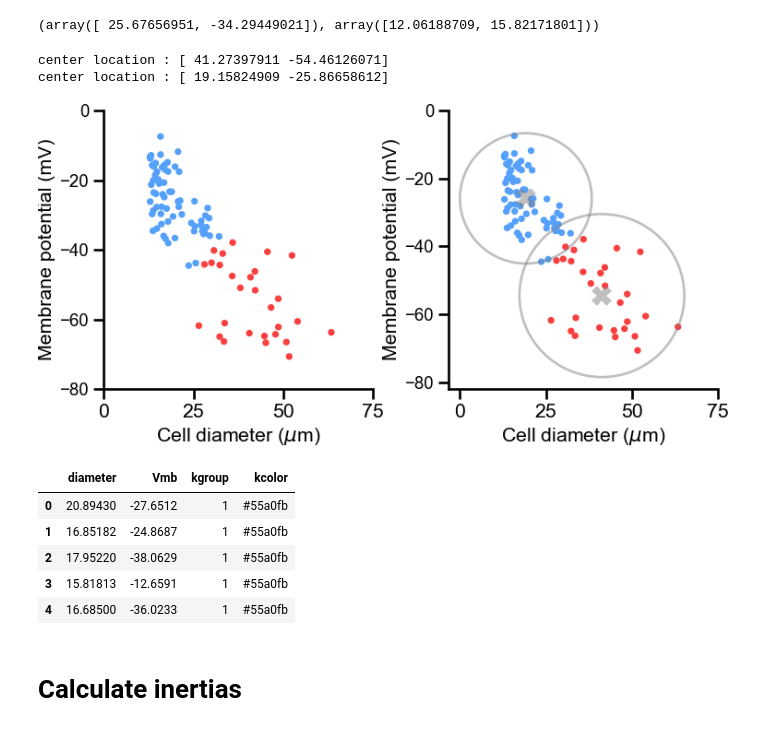
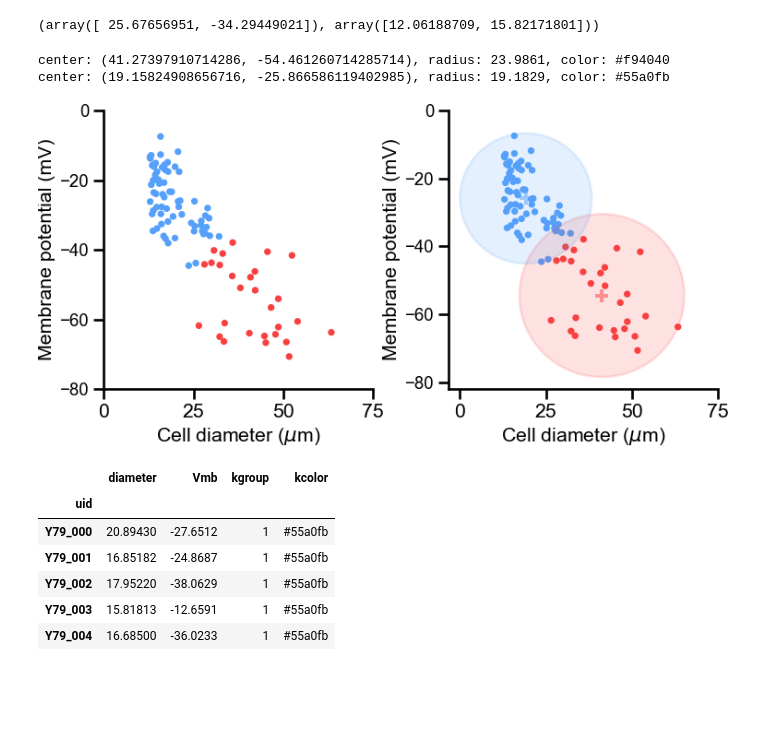
Before and after one commit to JoseGuzman/retinoblastoma, a Jupyter notebook: K-means.ipynb, the cells around one changed output. Cells and saved outputs as stored; diff of their text form; code cells hidden in the pictures; blank space fills up the shorter version.

Commit message:
update K-means script

```diff
--- a/K-means.ipynb
+++ b/K-means.ipynb
@@ -17,10 +17,9 @@ Populating the interactive namespace from numpy and matplotlib
 # %% [markdown]
 # Load data
 # %%
-mypath = 'https://github.com/skim2021/retinoblastoma/blob/main/cell_data.csv'
-mydata = pd.read_csv('./DataSets/cell_data.csv')
+mydata = pd.read_csv('./DataSets/Y79_data.csv', index_col='uid')
 print(f'{mydata.shape[0]} observations')
-mydata.head()
+mydata
 # %% [output]
 95 observations
 |  | diameter | Vmb |
@@ -193,19 +202,20 @@ cfs = KMeans(n_clusters=2).fit(z_score)
 mydata['kgroup'] = cfs.labels_
 
 
-idx_up   = np.where(cfs.labels_ == cfs.labels_[np.argmax(mydata.Vmb)])
-idx_down = np.where(cfs.labels_ == cfs.labels_[np.argmin(mydata.Vmb)])[0]
+idx_up   = np.where(cfs.labels_ == cfs.labels_[np.argmax(mydata.Vmb.values)])
+idx_down = np.where(cfs.labels_ == cfs.labels_[np.argmin(mydata.Vmb.values)])[0]
 
 myblue = '#55a0fb'
 myred = '#f94040'
 
 # assign color according to index (up is blue, down in red)
 mydata['kcolor'] = myblue
-mydata.at[idx_down,'kcolor'] = myred
+red_idx = mydata.iloc[idx_down].index
+mydata.loc[red_idx, 'kcolor'] = myred
 # %%
 from scipy.spatial.distance import cdist
 
-def plot_radii(mykmeans, X, ax = None):
+def plot_radii(mykmeans, X, mycolors, ax = None):
     """
     Plots k-centroids from a kmeans model
 
@@ -217,6 +227,9 @@ def plot_radii(mykmeans, X, ax = None):
     X (2D-Numpy array)
         The observations ith the observations)
 
+    mycolors (list)
+        a 2-element list with rgbcolors (eg., ['#55a0fb', '#f94040'])
+
     ax (an axis object)
     """
     # plot the input data
@@ -225,40 +238,43 @@ def plot_radii(mykmeans, X, ax = None):
     labels = mykmeans.labels_ # read labels
 
     centers = myscaler.inverse_transform(mykmeans.cluster_centers_) # centroids corrected for normalization!
-
     radii = [cdist(X[labels == i], [center]).max() for i, center in enumerate(centers)]
 
-    for c, r in zip(centers, radii):
-        center = c
-        print(f'center location : {c}')
-        ax.plot(c[0],c[1], marker='X', color='gray', markersize = 16, alpha = 0.5)
-        mycircle = plt.Circle(center, r, color='gray', lw=2, alpha=0.5, zorder=1, fill=False)
+
+    for center, r , mycolor in zip(centers, radii, mycolors):
+        x,y = center
+        print(f'center: {x,y}, radius: {r:2.4f}, color: {mycolor}')
+
+        mycircle = plt.Circle((x,y), r, color= mycolor, lw=2, alpha=0.15, zorder=1, fill=1)
         ax.add_patch(mycircle)
+        ax.plot(x,y, marker = 'P', color = mycolor, markersize =10, alpha= .5)
 # %%
 fig, ax = plt.subplots(1,2, figsize = (8,4))
 fig.tight_layout()
 
 ax[0].scatter(mydata.diameter, mydata.Vmb, c = mydata.kcolor, s = 20)
 
-plot_radii(mykmeans = cfs, X = mydata.values[:,0:2], ax=ax[1])
+plot_radii(mykmeans = cfs, X = mydata.values[:,0:2], mycolors=[myred, myblue], ax=ax[1])
 ax[1].scatter(mydata.diameter, mydata.Vmb, c = mydata.kcolor, s = 20)
 
 for myax in ax:
     myax.set_xlabel("Cell diameter ($\mu$m)");
     myax.set_ylabel('Membrane potential (mV)');
     myax.set_yticks(np.arange(-80,10,20));
     myax.set_xticks(np.arange(0,100,25));
+#plt.savefig('./figures/K-means.tiff', dpi = 300, bbox_inches='tight')
 # %% [output]
-center location : [ 41.27397911 -54.46126071]
-center location : [ 19.15824909 -25.86658612]
+center: (41.27397910714286, -54.461260714285714), radius: 23.9861, color: #f94040
+center: (19.15824908656716, -25.866586119402985), radius: 19.1829, color: #55a0fb
-[figure, old version]
+[figure, new version]
 # %%
 mydata.head()
 # %% [output]
 |  | diameter | Vmb | kgroup | kcolor |
-| 0 | 20.89430 | -27.6512 | 1 | #55a0fb |
-| 1 | 16.85182 | -24.8687 | 1 | #55a0fb |
-| 2 | 17.95220 | -38.0629 | 1 | #55a0fb |
-| 3 | 15.81813 | -12.6591 | 1 | #55a0fb |
-| 4 | 16.68500 | -36.0233 | 1 | #55a0fb |
+| uid |  |  |  |  |
+| Y79_000 | 20.89430 | -27.6512 | 1 | #55a0fb |
+| Y79_001 | 16.85182 | -24.8687 | 1 | #55a0fb |
+| Y79_002 | 17.95220 | -38.0629 | 1 | #55a0fb |
+| Y79_003 | 15.81813 | -12.6591 | 1 | #55a0fb |
+| Y79_004 | 16.68500 | -36.0233 | 1 | #55a0fb |
 # %%
@@ -266,2 +281,0 @@ mydata.to_csv('./DataSets/Kmeans_classification.csv')
-# %% [markdown]
-# Calculate inertias
```
Also changed, not shown: parts of 10 cells of this notebook.
